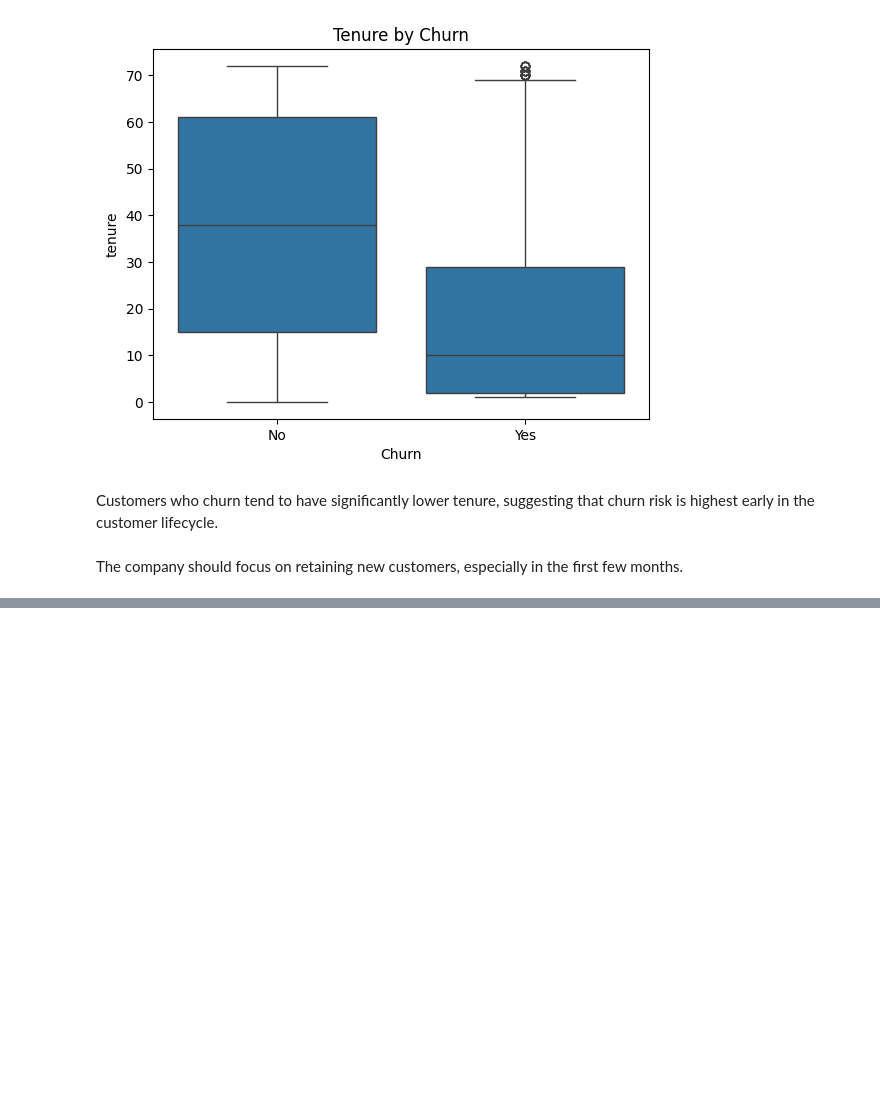
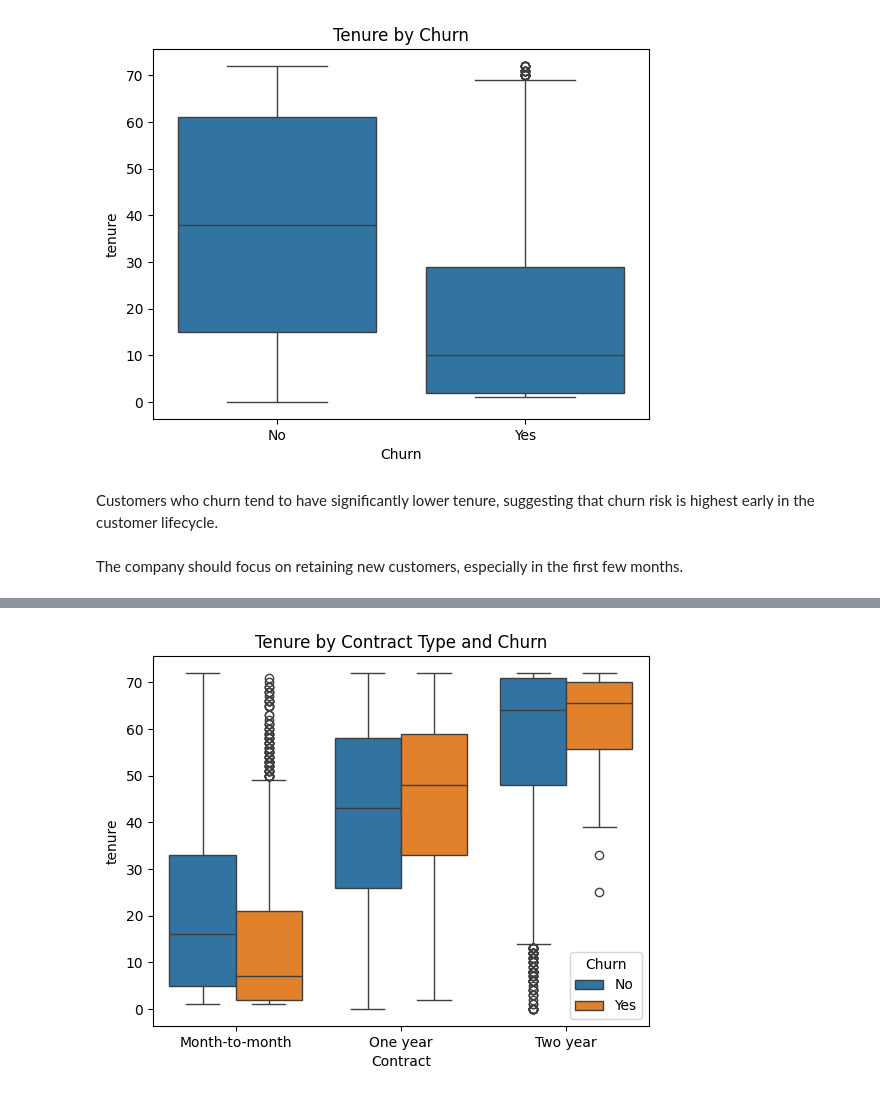
Before and after one commit to jblaibel/data_portfolio, a Jupyter notebook: churn_analysis/churn_analysis.ipynb, the cells around one changed output, grey strips where cells are left out. Saved outputs shown, nothing was run; the diff lists cells and outputs as text; code cells hidden in the pictures; blank space fills up the shorter version.

```diff
--- a/churn_analysis/churn_analysis.ipynb
+++ b/churn_analysis/churn_analysis.ipynb
@@ -134,0 +164,7 @@ The company should focus on retaining new customers, especially in the first few
+# %%
+#Contract + Tenure + Churn
+sns.boxplot(data=df, x="Contract", y="tenure", hue="Churn")
+plt.title("Tenure by Contract Type and Churn")
+plt.show()
+# %% [output]
+[figure, added]
```
Also changed, not shown: parts of 14 cells of this notebook.
